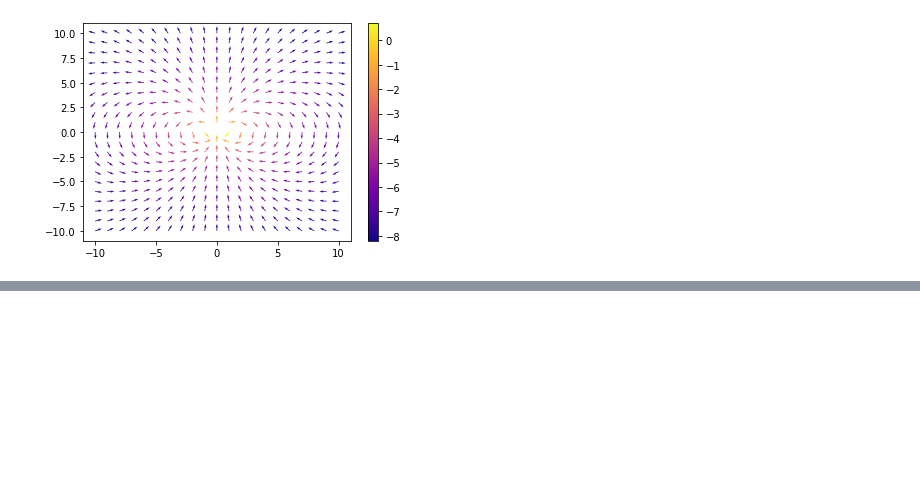
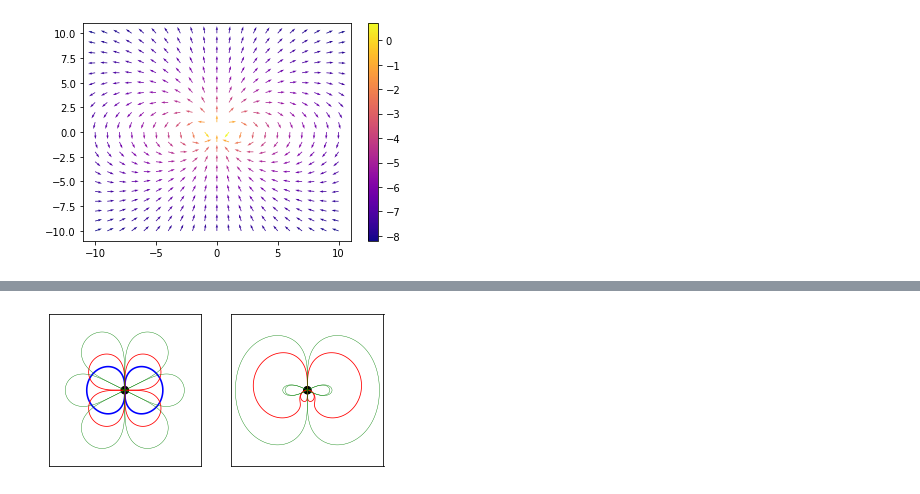
Before and after one commit to nabilbrice/bfield-autodiff, a Jupyter notebook: visualise.ipynb, the cells around one changed output, grey strips where cells are left out. Saved outputs shown, nothing was run; the diff lists cells and outputs as text; code cells hidden in the pictures; blank space fills up the shorter version.

```diff
--- a/visualise.ipynb
+++ b/visualise.ipynb
@@ -57,0 +70,52 @@ def distance_to_fieldline(fieldline_coordinate, x, y, z):
+# %%
+plotmagfield = mpf.Bfield([0.0, 0.0, 1.0], jnp.array([1.,0.,0.]))
+quadmagfield = mpf.Bfield([0.0, 0.0, 1.0], jnp.array([0.,1.,0.]))
+octmagfield = mpf.Bfield([0.0, 0.0, 1.0], jnp.array([0.,0.,1.]))
+
+mixedmagfield = mpf.Bfield([0.0,0.0,1.0], jnp.array([1.0,0.0,0.25]))
+quadmixmagfield = mpf.Bfield([0.0,0.0,1.0], jnp.array([1.0,0.25,0.0]))
+
+xs = jnp.linspace(-2.0,2.0,501)
+zs = jnp.linspace(-2.0,2.0,501)
+
+Xs, Zs = jnp.meshgrid(xs, zs, indexing='ij')
+
+fieldline_vNv = jax.vmap(plotmagfield.fieldline_coordinate, in_axes=(0,None,0), out_axes=0)
+fieldline_mNm = jax.vmap(fieldline_vNv, in_axes=(1,None,1), out_axes=0)
+
+quad_fieldline_vNv = jax.vmap(quadmagfield.fieldline_coordinate, in_axes=(0,None,0), out_axes=0)
+quad_fieldline_mNm = jax.vmap(quad_fieldline_vNv, in_axes=(1,None,1), out_axes=0)
+
+oct_fieldline_vNv = jax.vmap(octmagfield.fieldline_coordinate, in_axes=(0,None,0), out_axes=0)
+oct_fieldline_mNm = jax.vmap(oct_fieldline_vNv, in_axes=(1,None,1), out_axes=0)
+
+mixed_fieldline_vNv = jax.vmap(mixedmagfield.fieldline_coordinate, in_axes=(0,None,0), out_axes=0)
+mixed_fieldline_mNm = jax.vmap(mixed_fieldline_vNv, in_axes=(1,None,1), out_axes=0)
+
+quadmix_fieldline_vNv = jax.vmap(quadmixmagfield.fieldline_coordinate, in_axes=(0,None,0), out_axes=0)
+quadmix_fieldline_mNm = jax.vmap(quadmix_fieldline_vNv, in_axes=(1,None,1), out_axes=0)
+
+# figure with 2 subplots side by side
+fig, (ax1, ax2) = plt.subplots(1, 2, figsize=(6,3))
+ax1.contour(Zs, Xs, fieldline_mNm(Xs, 0.0, Zs), [1.0], colors=['b','b'], linewidths=[1.6])
+ax1.contour(Zs, Xs, quad_fieldline_mNm(Xs, 0.0, Zs), [-0.5, 0.5], colors=['r','r'], linewidths=[0.8, 0.8])
+ax1.contour(Zs, Xs, oct_fieldline_mNm(Xs, 0.0, Zs), [-0.25,0.25], colors=['g','g'], linewidths=[0.4, 0.4])
+ax1.set_aspect('equal', adjustable='box')
+
+ax2.contour(Zs, Xs, quadmix_fieldline_mNm(Xs, 0.0, Zs), [-0.5, 0.5], colors=['r','r'], linewidths=[0.8, 0.8])
+ax2.contour(Zs, Xs, mixed_fieldline_mNm(Xs, 0.0, Zs), [-0.25, 0.25], colors=['g','g'], linewidths=[0.4, 0.4])
+ax2.set_aspect('equal', adjustable='box')
+
+circle = plt.Circle((0,0), 0.1, color='black', fill=True)
+circle2 = plt.Circle((0,0), 0.1, color='black', fill=True)
+ax1.add_artist(circle)
+ax2.add_artist(circle2)
+
+ax1.set_xticks([])
+ax1.set_yticks([])
+ax2.set_xticks([])
+ax2.set_yticks([])
+
+plt.show()
+# %% [output]
+[figure, added]
```
Also changed, not shown: parts of 12 cells of this notebook, 1 other file.
